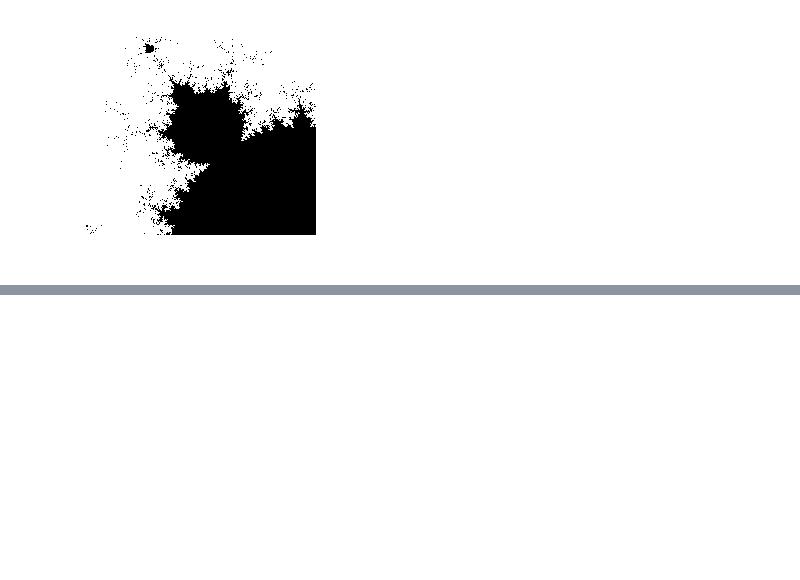
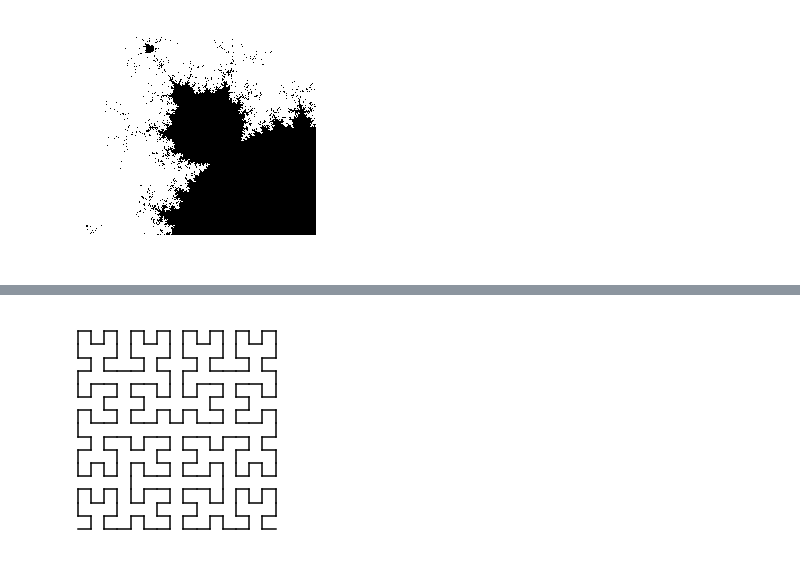
Before and after one commit to n3times/jupyter, a Jupyter notebook: Classic Fractals.ipynb, the cells around one changed output, grey strips where cells are left out. Cells and saved outputs as stored; diff of their text form; code cells hidden in the pictures; blank space fills up the shorter version.

```diff
--- a/Classic Fractals.ipynb
+++ b/Classic Fractals.ipynb
@@ -208,0 +277,4 @@ mandelbrot(-0.57, -0.50, 0.57, 0.63)
+# %%
+hilbert(3)
+# %% [output]
+[figure, added]
```
Also changed, not shown: parts of 14 cells of this notebook.
